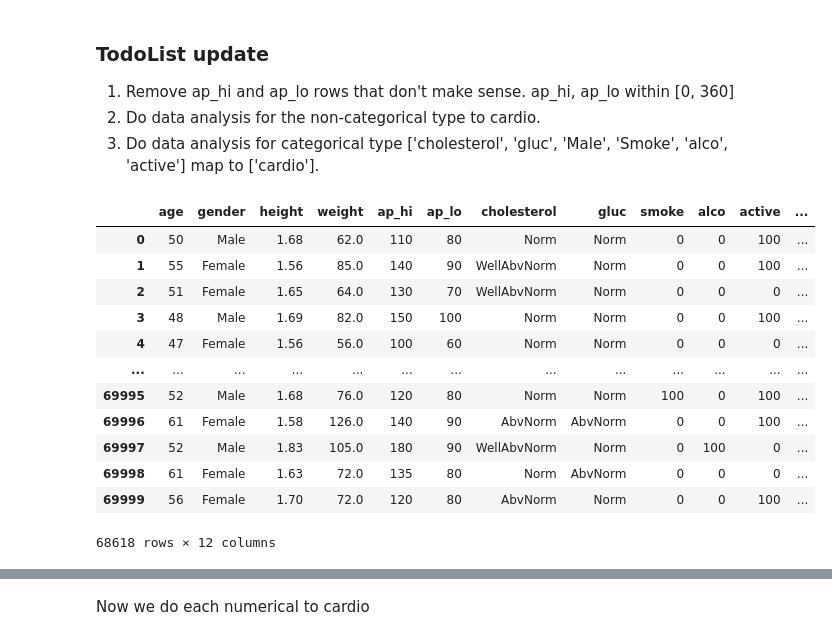
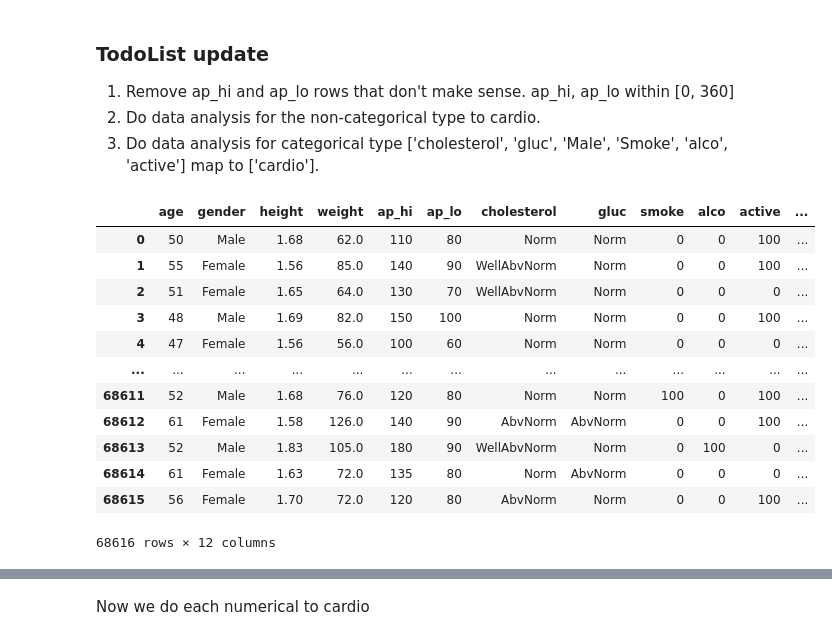
Before and after one commit to Ansh007898/Purojekt, a Jupyter notebook: Main/second_main.ipynb, the cells around one changed output, grey strips where cells are left out. Saved outputs shown, nothing was run; the diff lists cells and outputs as text; code cells hidden in the pictures.

```diff
--- a/Extra dataset/second_main.ipynb
+++ b/Main/second_main.ipynb
@@ -440,24 +441,3 @@ https://rstudio-pubs-static.s3.amazonaws.com/517828_8a3252fe1f604347845517e735a5
 1. Remove ap_hi and ap_lo rows that don't make sense. ap_hi, ap_lo within [0, 360]
 2. Do data analysis for the non-categorical type to cardio. <br>
 3. Do data analysis for categorical type ['cholesterol', 'gluc', 'Male', 'Smoke', 'alco', 'active'] map to ['cardio'].
-# %%
-#remove non-congruent rows
-ap_hi_lo_rng = [0, 360]
-pulse_pressuremax = 100 #if ap_hi is 200, expect ap_lo 100 minimum.
-#we use testdatacopy
-ap_hicurr = testdatacopy['ap_hi'] #get series
-ap_locurr = testdatacopy['ap_lo'] #get series
-L_0 = []
-for i in range(len(ap_hicurr)):
-    i0 = ap_hicurr[i]
-    i1 = ap_locurr[i]
-    #boolean conditions
-    z0 : bool = i1 > i0 #if lo is higher than hi, does not make sense.
-    z1 : bool = (i0 - i1) > pulse_pressuremax #check [hi, lo] differentiation.
-    z2 : bool = i0 < ap_hi_lo_rng[0] #if hi < lower bound
-    z3 : bool = i1 < ap_hi_lo_rng[0] #if lo < lower bound
-    z4 : bool = i0 > ap_hi_lo_rng[1] #if hi > upper
-    z5 : bool = i1 > ap_hi_lo_rng[1] #if lo > upper
-    if(not(z0 or z1 or z2 or z3 or z4 or z5)):
-        L_0.append(i)
-testdataccopy = testdatacopy.iloc[L_0]
@@ -464,25 +490,35 @@ testdataccopy = testdatacopy.iloc[L_0]
+# %%
+#spot non-congruent data and then remove the rows that it occupies.
+testdataccopy = removeErroredNumericals(
+    360, #inclusive.
+    0, #inclusive.
+    100,
+    ['ap_hi', 'ap_lo'],
+    z,
+    lambda s : s[0] < s[1], #this, under normal numbers, should be false.
+    lambda s, t : s[0] - s[1] > t #this, in range, should be false.
+)
+testdataccopy = testdataccopy.drop('index', axis=1)
+testdataccopy
+# %% [output]
+|  | age | gender | height | weight | ap_hi | ap_lo | cholesterol | gluc | smoke | alco | active | ... |
+| 0 | 50 | Male | 1.68 | 62.0 | 110 | 80 | Norm | Norm | 0 | 0 | 100 | ... |
+| 1 | 55 | Female | 1.56 | 85.0 | 140 | 90 | WellAbvNorm | Norm | 0 | 0 | 100 | ... |
+| 2 | 51 | Female | 1.65 | 64.0 | 130 | 70 | WellAbvNorm | Norm | 0 | 0 | 0 | ... |
+| 3 | 48 | Male | 1.69 | 82.0 | 150 | 100 | Norm | Norm | 0 | 0 | 100 | ... |
+| 4 | 47 | Female | 1.56 | 56.0 | 100 | 60 | Norm | Norm | 0 | 0 | 0 | ... |
+| ... | ... | ... | ... | ... | ... | ... | ... | ... | ... | ... | ... | ... |
+| 68611 | 52 | Male | 1.68 | 76.0 | 120 | 80 | Norm | Norm | 100 | 0 | 100 | ... |
+| 68612 | 61 | Female | 1.58 | 126.0 | 140 | 90 | AbvNorm | AbvNorm | 0 | 0 | 100 | ... |
+| 68613 | 52 | Male | 1.83 | 105.0 | 180 | 90 | WellAbvNorm | Norm | 0 | 100 | 0 | ... |
+| 68614 | 61 | Female | 1.63 | 72.0 | 135 | 80 | Norm | AbvNorm | 0 | 0 | 0 | ... |
+| 68615 | 56 | Female | 1.70 | 72.0 | 120 | 80 | AbvNorm | Norm | 0 | 0 | 100 | ... |
+68616 rows × 12 columns
 # %%
 #Check if it work or not.
 pullBloodPressureAnomalies("ap_lo", testdataccopy)
 #convert cardio back to binary
 testdataccopy = convertToBin(['cardio'], testdataccopy)
-# %%
-#see our cleaned up data
-testdataccopy
-# %% [output]
-|  | age | gender | height | weight | ap_hi | ap_lo | cholesterol | gluc | smoke | alco | active | ... |
-| 0 | 50 | Male | 1.68 | 62.0 | 110 | 80 | Norm | Norm | 0 | 0 | 100 | ... |
-| 1 | 55 | Female | 1.56 | 85.0 | 140 | 90 | WellAbvNorm | Norm | 0 | 0 | 100 | ... |
-| 2 | 51 | Female | 1.65 | 64.0 | 130 | 70 | WellAbvNorm | Norm | 0 | 0 | 0 | ... |
-| 3 | 48 | Male | 1.69 | 82.0 | 150 | 100 | Norm | Norm | 0 | 0 | 100 | ... |
-| 4 | 47 | Female | 1.56 | 56.0 | 100 | 60 | Norm | Norm | 0 | 0 | 0 | ... |
-| ... | ... | ... | ... | ... | ... | ... | ... | ... | ... | ... | ... | ... |
-| 69995 | 52 | Male | 1.68 | 76.0 | 120 | 80 | Norm | Norm | 100 | 0 | 100 | ... |
-| 69996 | 61 | Female | 1.58 | 126.0 | 140 | 90 | AbvNorm | AbvNorm | 0 | 0 | 100 | ... |
-| 69997 | 52 | Male | 1.83 | 105.0 | 180 | 90 | WellAbvNorm | Norm | 0 | 100 | 0 | ... |
-| 69998 | 61 | Female | 1.63 | 72.0 | 135 | 80 | Norm | AbvNorm | 0 | 0 | 0 | ... |
-| 69999 | 56 | Female | 1.70 | 72.0 | 120 | 80 | AbvNorm | Norm | 0 | 0 | 100 | ... |
-68618 rows × 12 columns
 # %%
 doPlotting(testdataccopy, testdataccopy[num])
 # %% [output]
```
Also changed, not shown: parts of 15 cells of this notebook, 17 other files.
